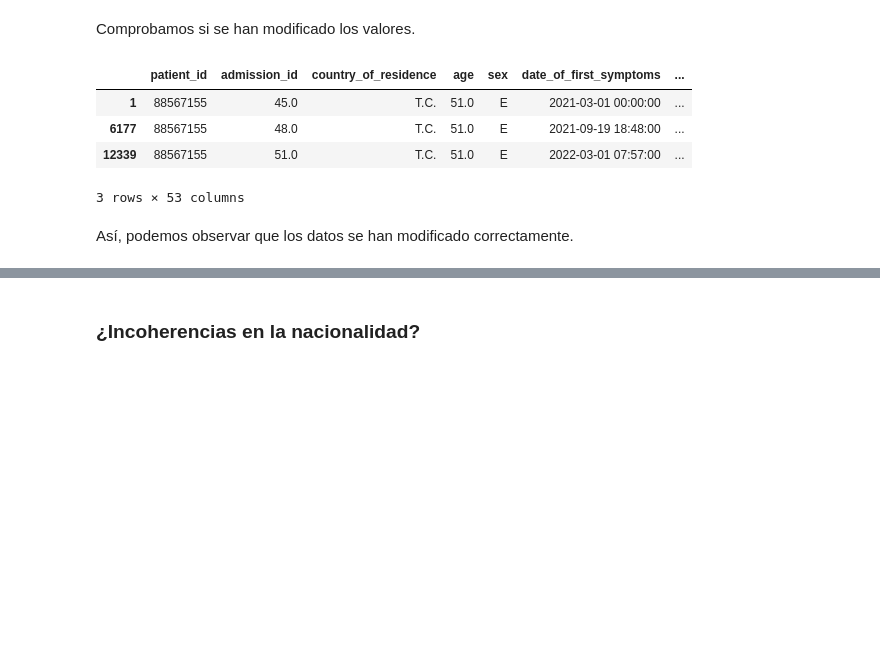
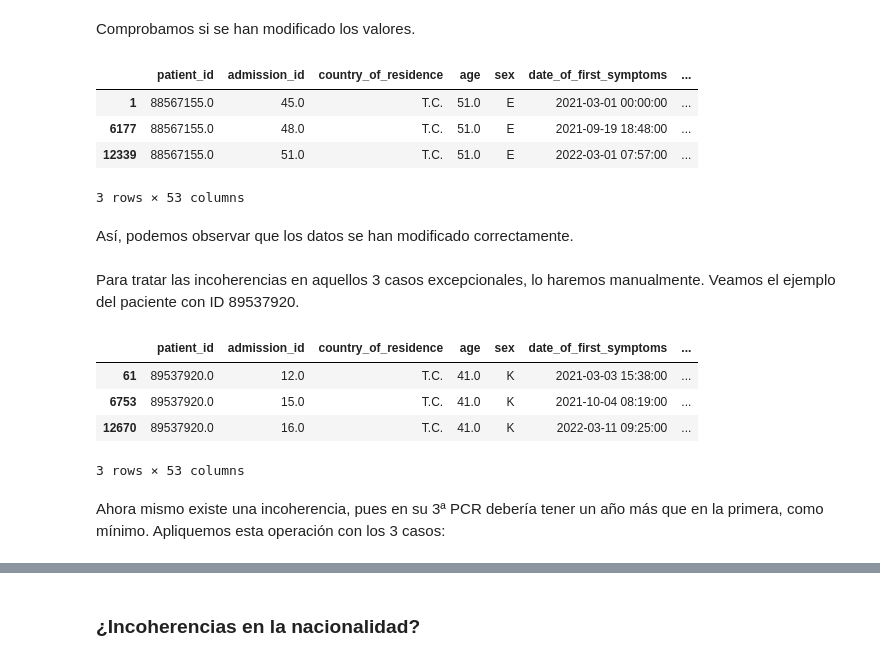
Before and after one commit to javipzv/hospital-data-analysis-and-prediction, a Jupyter notebook: preprocessing_data2.ipynb, the cells around one changed output, grey strips where cells are left out. Saved outputs shown, nothing was run; the diff lists cells and outputs as text; code cells hidden in the pictures; blank space fills up the shorter version.

```diff
--- a/preprocessing_data2.ipynb
+++ b/preprocessing_data2.ipynb
@@ -54,2 +39,0 @@ En primer lugar, vamos a pasar los datos de "patient_id" a número entero para q
-# %%
-data2['patient_id'] = data2['patient_id'].astype(int)
@@ -55,0 +49,3 @@ data2['patient_id'] = data2['patient_id'].astype(int)
+# %%
+indices = data2[data2.isna().sum(axis=1) > 2].index.to_list()
+data2.drop(indices, inplace=True)
@@ -140,9 +194,21 @@ Comprobamos si se han modificado los valores.
 data2[data2['patient_id'] == data2['patient_id'].iloc[0]]
 # %% [output]
 |  | patient_id | admission_id | country_of_residence | age | sex | date_of_first_symptoms | ... |
-| 1 | 88567155 | 45.0 | T.C. | 51.0 | E | 2021-03-01 00:00:00 | ... |
-| 6177 | 88567155 | 48.0 | T.C. | 51.0 | E | 2021-09-19 18:48:00 | ... |
-| 12339 | 88567155 | 51.0 | T.C. | 51.0 | E | 2022-03-01 07:57:00 | ... |
+| 1 | 88567155.0 | 45.0 | T.C. | 51.0 | E | 2021-03-01 00:00:00 | ... |
+| 6177 | 88567155.0 | 48.0 | T.C. | 51.0 | E | 2021-09-19 18:48:00 | ... |
+| 12339 | 88567155.0 | 51.0 | T.C. | 51.0 | E | 2022-03-01 07:57:00 | ... |
 3 rows × 53 columns
 # %% [markdown]
 Así, podemos observar que los datos se han modificado correctamente.
+# %% [markdown]
+Para tratar las incoherencias en aquellos 3 casos excepcionales, lo haremos manualmente. Veamos el ejemplo del paciente con ID 89537920.
+# %%
+data2[data2['patient_id'] == 89537920]
+# %% [output]
+|  | patient_id | admission_id | country_of_residence | age | sex | date_of_first_symptoms | ... |
+| 61 | 89537920.0 | 12.0 | T.C. | 41.0 | K | 2021-03-03 15:38:00 | ... |
+| 6753 | 89537920.0 | 15.0 | T.C. | 41.0 | K | 2021-10-04 08:19:00 | ... |
+| 12670 | 89537920.0 | 16.0 | T.C. | 41.0 | K | 2022-03-11 09:25:00 | ... |
+3 rows × 53 columns
+# %% [markdown]
+Ahora mismo existe una incoherencia, pues en su 3ª PCR debería tener un año más que en la primera, como mínimo. Apliquemos esta operación con los 3 casos:
```
Also changed, not shown: parts of 34 cells of this notebook.
